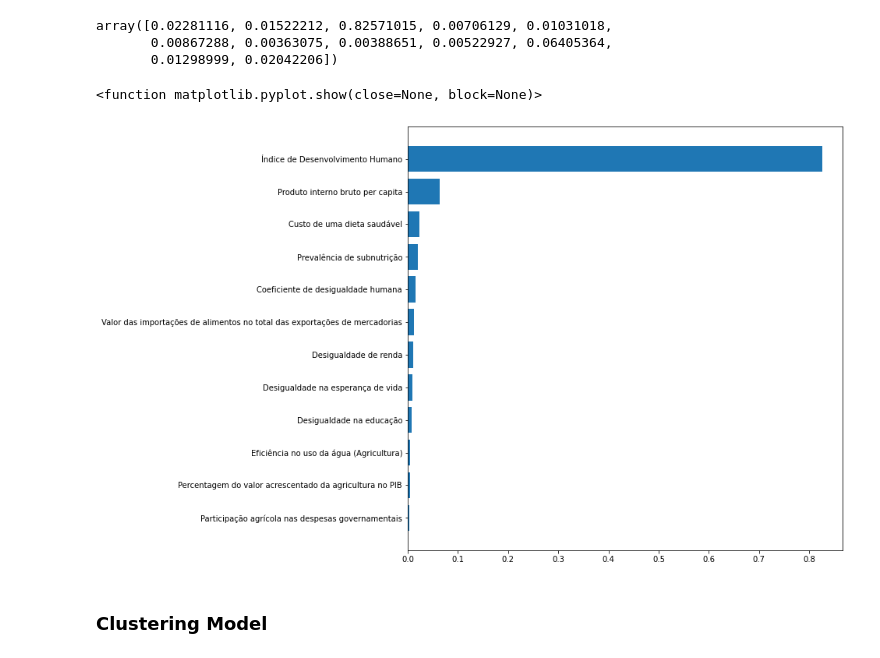
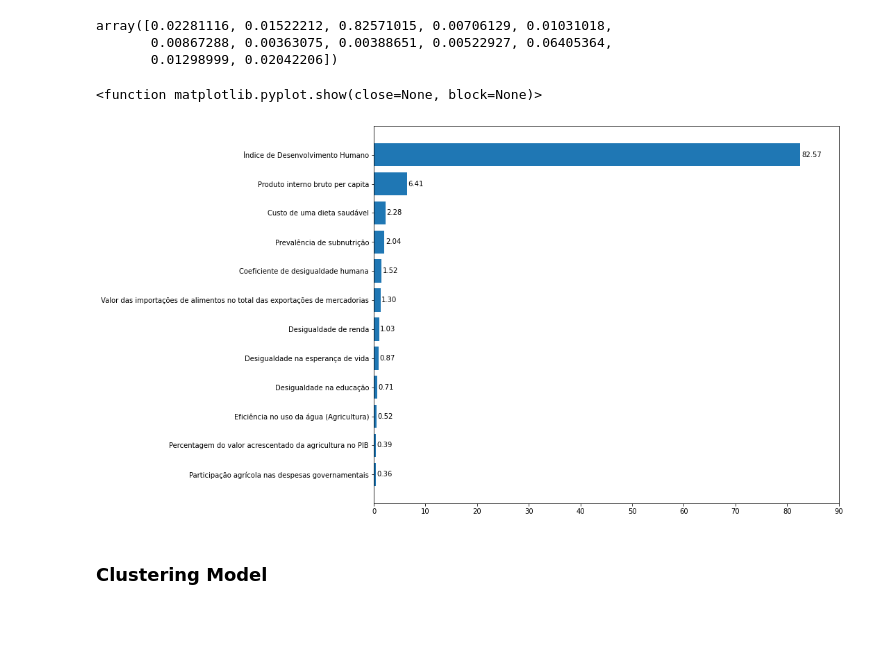
Before and after one commit to edgarlauutfpr/202404_trabalho_ux, a Jupyter notebook: notebooks/04_el_clustering_model_2.ipynb, the cells around one changed output. Saved outputs shown, nothing was run; the diff lists cells and outputs as text; code cells hidden in the pictures; blank space fills up the shorter version.

```diff
--- a/notebooks/04_el_clustering_model_2.ipynb
+++ b/notebooks/04_el_clustering_model_2.ipynb
@@ -348,15 +348,19 @@ df_independents_trad = ['Custo de uma dieta saudável',
  'Valor das importações de alimentos no total das exportações de mercadorias',
  'Prevalência de subnutrição']
 # %%
-plt_x, plt_y = list(zip(*sorted(zip(importance, df_independents_trad), reverse=False)))
+plt_x, plt_y = list(zip(*sorted(zip(importance*100, df_independents_trad), reverse=False)))
 
-plt.figure(figsize=(10,10))
+plt.figure(figsize=(12,10))
+plt.xlim([0, 90])
 plt.barh(plt_y, plt_x)
 
+for i, v in enumerate(plt_x):
+    plt.text(v + 0.2, i, f"{v:3.2f}", verticalalignment='center')
+
 plt.show
 # %% [output]
 <function matplotlib.pyplot.show(close=None, block=None)>
-[figure, old version]
+[figure, new version]
 # %% [markdown]
 ### Clustering Model
 # %% [markdown]
```
Also changed, not shown: parts of 6 cells of this notebook.
